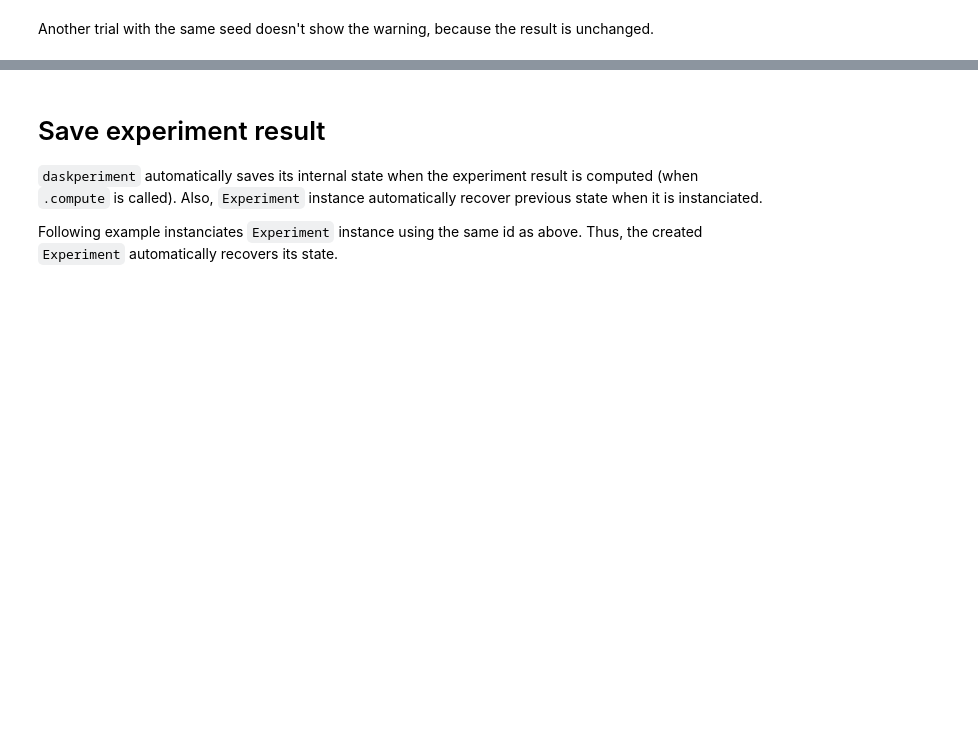
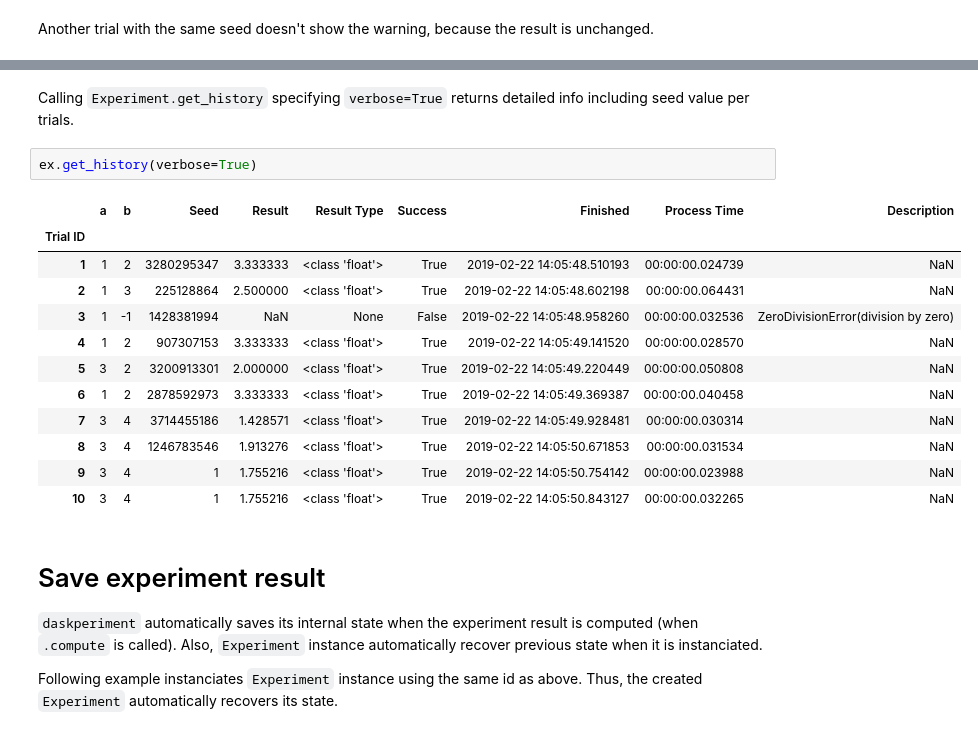
Before and after one commit to sinhrks/daskperiment, a Jupyter notebook: notebook/quickstart.ipynb, the cells around one changed output, grey strips where cells are left out. Cells and saved outputs as stored; diff of their text form; blank space fills up the shorter version.

Commit message:
ENH: Add verbose to get_history (#51)

```diff
--- a/notebook/quickstart.ipynb
+++ b/notebook/quickstart.ipynb
@@ -450,4 +450,21 @@ s.compute(seed=1)
 1.7552163303435249
+# %% [markdown]
+Calling `Experiment.get_history` specifying `verbose=True` returns detailed info including seed value per trials.
+# %%
+ex.get_history(verbose=True)
+# %% [output]
+|  | a | b | Seed | Result | Result Type | Success | Finished | Process Time | Description |
+| Trial ID |  |  |  |  |  |  |  |  |  |
+| 1 | 1 | 2 | 3280295347 | 3.333333 | <class 'float'> | True | 2019-02-22 14:05:48.510193 | 00:00:00.024739 | NaN |
+| 2 | 1 | 3 | 225128864 | 2.500000 | <class 'float'> | True | 2019-02-22 14:05:48.602198 | 00:00:00.064431 | NaN |
+| 3 | 1 | -1 | 1428381994 | NaN | None | False | 2019-02-22 14:05:48.958260 | 00:00:00.032536 | ZeroDivisionError(division by zero) |
+| 4 | 1 | 2 | 907307153 | 3.333333 | <class 'float'> | True | 2019-02-22 14:05:49.141520 | 00:00:00.028570 | NaN |
+| 5 | 3 | 2 | 3200913301 | 2.000000 | <class 'float'> | True | 2019-02-22 14:05:49.220449 | 00:00:00.050808 | NaN |
+| 6 | 1 | 2 | 2878592973 | 3.333333 | <class 'float'> | True | 2019-02-22 14:05:49.369387 | 00:00:00.040458 | NaN |
+| 7 | 3 | 4 | 3714455186 | 1.428571 | <class 'float'> | True | 2019-02-22 14:05:49.928481 | 00:00:00.030314 | NaN |
+| 8 | 3 | 4 | 1246783546 | 1.913276 | <class 'float'> | True | 2019-02-22 14:05:50.671853 | 00:00:00.031534 | NaN |
+| 9 | 3 | 4 | 1 | 1.755216 | <class 'float'> | True | 2019-02-22 14:05:50.754142 | 00:00:00.023988 | NaN |
+| 10 | 3 | 4 | 1 | 1.755216 | <class 'float'> | True | 2019-02-22 14:05:50.843127 | 00:00:00.032265 | NaN |
 # %% [markdown]
 # Save experiment result
 
```
Also changed, not shown: parts of 27 cells of this notebook, 5 other files.
